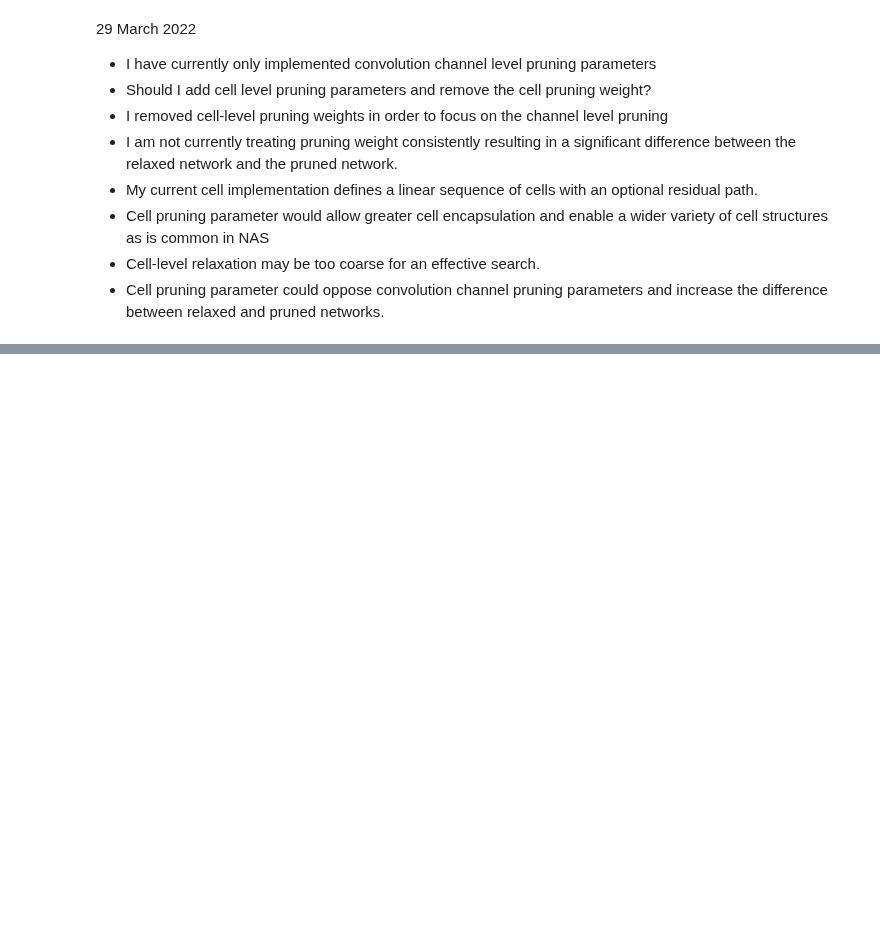
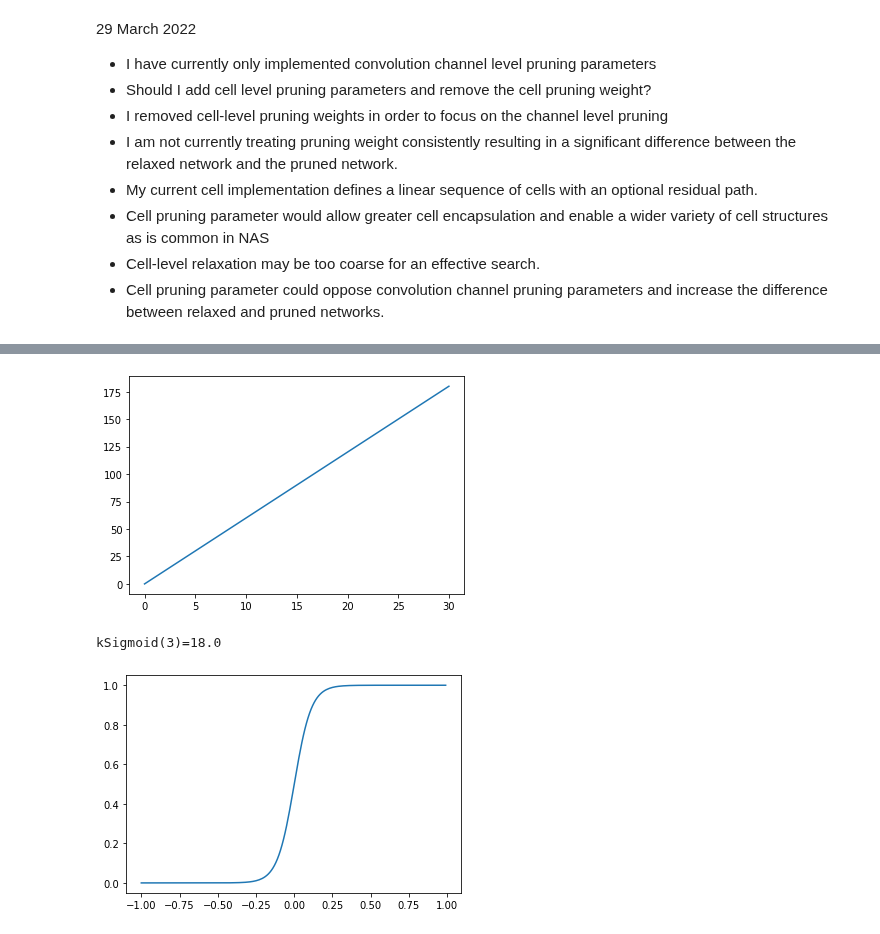
Before and after one commit to bhlarson/mllib, a Jupyter notebook: notebook/notes.ipynb, the cells around one changed output, grey strips where cells are left out. Drawn from its saved outputs; the diff is of its cells as text; code cells hidden in the pictures; blank space fills up the shorter version.

```diff
--- a/notebook/notes.ipynb
+++ b/notebook/notes.ipynb
@@ -3561,0 +3564,21 @@ $$ y = \frac{x - \mathrm{E}[x]}{ \sqrt{\mathrm{Var}[x] + \epsilon}} * \gamma + \
+# %%
+def SigmoidScale(step, start_x = 0, end_x = 25, start_y = 0, end_y=100):
+    kSigmoid = start_y + (end_y-start_y)*step/(end_x-start_x)
+    return kSigmoid
+x = np.arange(0.0, 30.0, 0.01)
+k_prune_exp = 1
+sigmoid_scale = 5
+sigmoid_scale_exp = 0.25
+plt.plot(x, SigmoidScale(x, end_x=25, end_y=150))
+plt.show()
+
+x = np.arange(-1.0, 1.0, 0.01)
+step =3
+kSigmoid = SigmoidScale(step, end_x=25, end_y=150)
+print('kSigmoid({})={}'.format(step, kSigmoid))
+plt.plot(x, sigmoid(x, k=kSigmoid))
+plt.show()
+# %% [output]
+[figure, added]
+kSigmoid(3)=18.0
+[figure, added]
```
Also changed, not shown: parts of 1 cell of this notebook, 1 other file.
